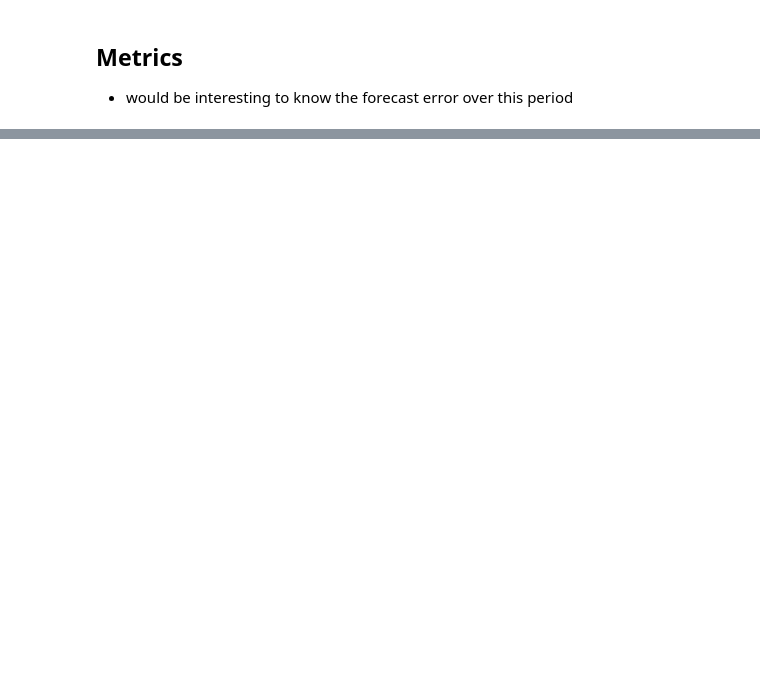
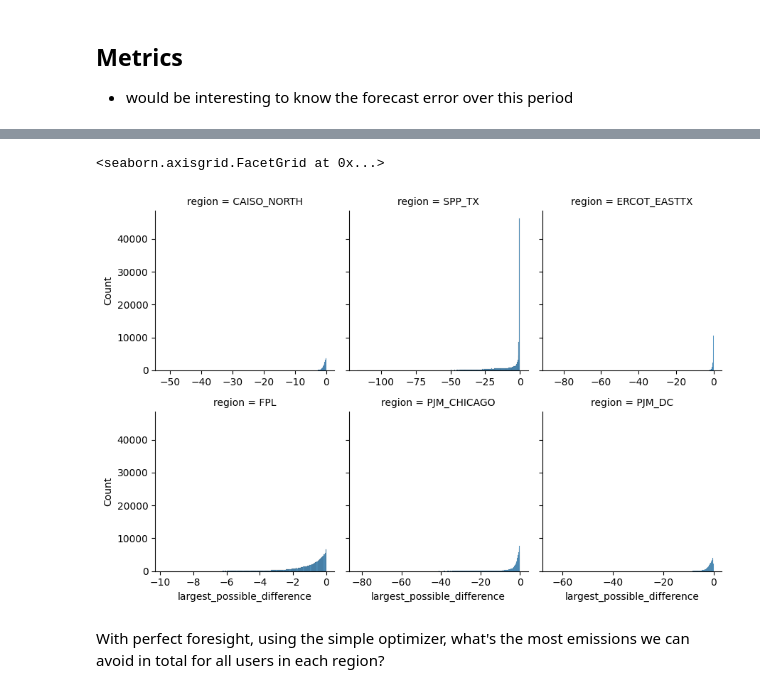
Before and after one commit to WattTime/watttime-python-client, a Jupyter notebook: evaluation/moer_synth_data_results_163k_20240730.ipynb, the cells around one changed output, grey strips where cells are left out. Cells and saved outputs as stored; diff of their text form; code cells hidden in the pictures; blank space fills up the shorter version.

```diff
--- a/evaluation/moer_synth_data_results_163k_20240730.ipynb
+++ b/evaluation/moer_synth_data_results_163k_20240730.ipynb
@@ -84,3 +51,0 @@ results_data["difference"].sum()
-# %%
-results_data["simple_actual_emissions_per_kwh"] = np.divide(results_data["simple_actual_emissions"],results_data["power_output_rate"])
-results_data["baseline_actual_emissions_per_kwh"] = np.divide(results_data["baseline_actual_emissions"],results_data["power_output_rate"])
@@ -106,2 +51,0 @@ sns.scatterplot(data=results_data, x="difference_per_kwh", y="total_intervals_pl
-# %%
-results_data["difference_per_kwh"] = np.divide(results_data["difference"],results_data["power_output_rate"])
@@ -123,2 +51,0 @@ sns.histplot(results_data.groupby('user_type')["difference"].sum(), binwidth=10)
-# %%
-results_data["below_baseline"] = results_data["difference"] < 0
@@ -131,0 +52,9 @@ Name: proportion, dtype: float64
+# %%
+results_data["ideal_difference"] = results_data["simple_ideal_emissions"] - results_data["simple_actual_emissions"]
+results_data["baseline_difference"] = results_data["simple_actual_emissions"] - results_data["baseline_actual_emissions"]
+results_data["estimated_difference"] = results_data["simple_actual_emissions"] - results_data["simple_estimated_emissions"]
+results_data["largest_possible_difference"] = results_data["simple_ideal_emissions"] - results_data["baseline_actual_emissions"]
+
+results_data["largest_difference_normalized"] = np.divide(results_data["largest_possible_difference"],results_data["power_output_rate"])
+results_data["baseline_difference_normalized"] = np.divide(results_data["baseline_difference"],results_data["power_output_rate"])
+results_data["optimization_possible"] = results_data["largest_possible_difference"] < 0
@@ -131,0 +65,8 @@ Name: proportion, dtype: float64
+# %%
+g = sns.FacetGrid(results_data.query('largest_possible_difference != 0'), col="region",sharex=False, col_wrap=3)
+g.map(sns.histplot,"largest_possible_difference")
+# %% [output]
+<seaborn.axisgrid.FacetGrid at 0x...>
+[figure, added]
+# %% [markdown]
+With perfect foresight, using the simple optimizer, what's the most emissions we can avoid in total for all users in each region?
```
Also changed, not shown: parts of 40 cells of this notebook, 2 other files.
